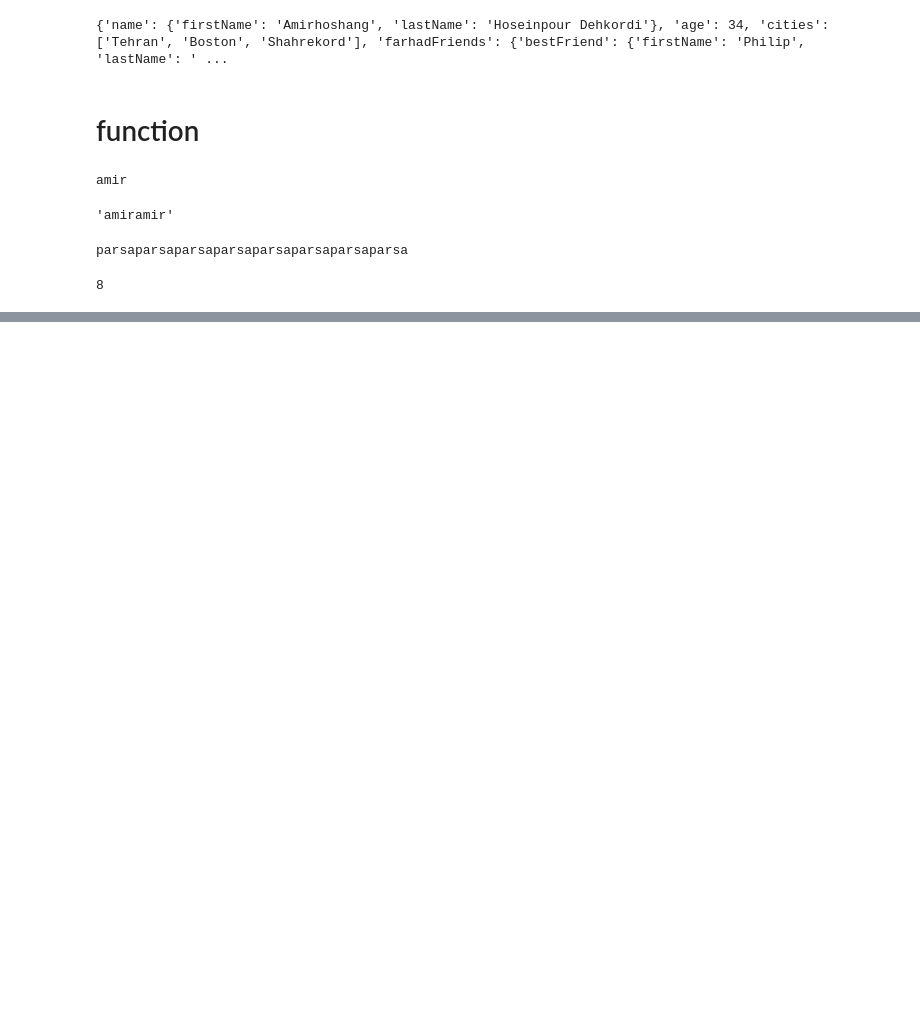
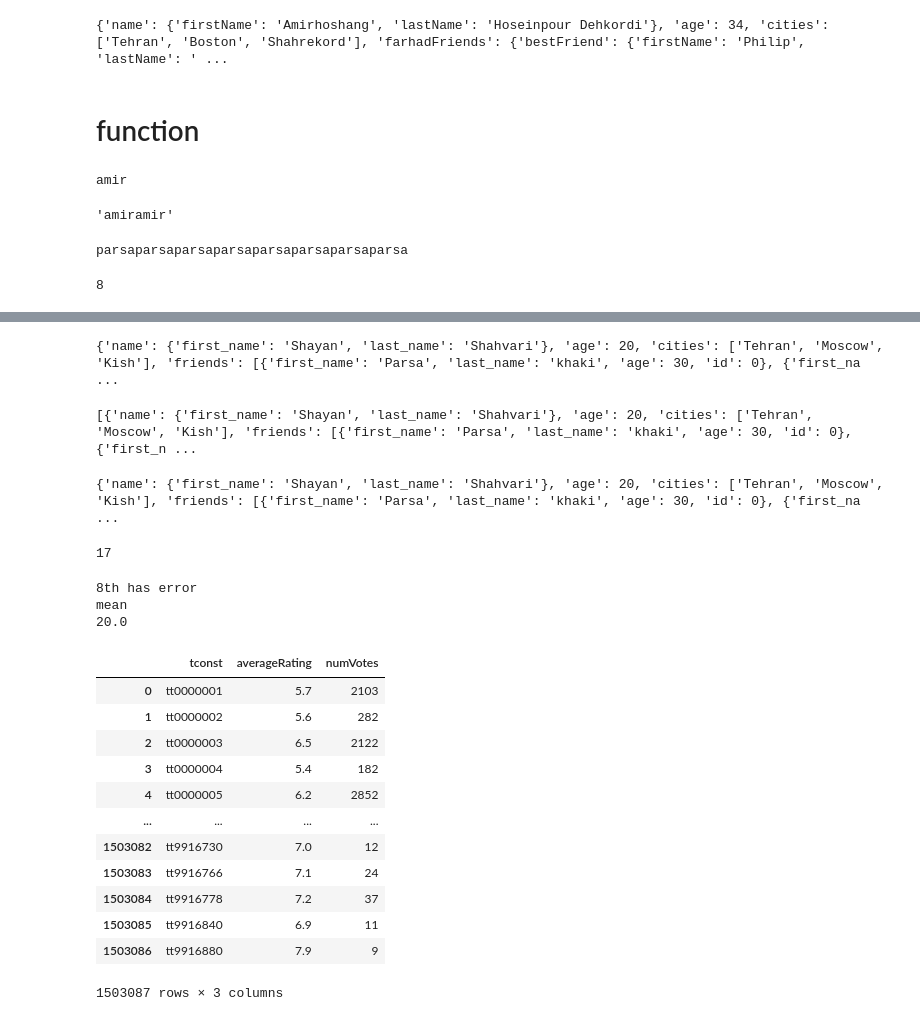
Before and after one commit to parsakhaki/advanced-programing, a Jupyter notebook: شروع کلاس.ipynb, the cells around one changed output, grey strips where cells are left out. Drawn from its saved outputs; the diff is of its cells as text; code cells hidden in the pictures; blank space fills up the shorter version.

```diff
--- a/شروع کلاس.ipynb
+++ b/شروع کلاس.ipynb
@@ -502,0 +563,62 @@ power2(3)
+# %%
+f = open("classmates/1.txt")
+data = f.read()
+f.close()
+print(data)
+# %% [output]
+{'name': {'first_name': 'Shayan', 'last_name': 'Shahvari'}, 'age': 20, 'cities': ['Tehran', 'Moscow', 'Kish'], 'friends': [{'first_name': 'Parsa', 'last_name': 'khaki', 'age': 30, 'id': 0}, {'first_na ...
+# %%
+import os
+import json
+listOfProfile=[]
+for i in arr:
+    f = open('classmates/'+i)
+    tempProfile = f.read()
+    convertedProfile = json.loads(tempProfile.replace("'","\""))
+    listOfProfile.append(convertedProfile)
+    f.close()
+print(listOfProfile)
+# %% [output]
+[{'name': {'first_name': 'Shayan', 'last_name': 'Shahvari'}, 'age': 20, 'cities': ['Tehran', 'Moscow', 'Kish'], 'friends': [{'first_name': 'Parsa', 'last_name': 'khaki', 'age': 30, 'id': 0}, {'first_n ...
+# %%
+import json
+doubleQProfile = json.loads(data.replace("'","\""))
+print(doubleQProfile)
+# %% [output]
+{'name': {'first_name': 'Shayan', 'last_name': 'Shahvari'}, 'age': 20, 'cities': ['Tehran', 'Moscow', 'Kish'], 'friends': [{'first_name': 'Parsa', 'last_name': 'khaki', 'age': 30, 'id': 0}, {'first_na ...
+# %%
+len(listOfProfile)
+# %% [output]
+17
+# %%
+sumAll = 0
+for i in range(len(listOfProfile)):
+    try:
+        sumAll+=listOfProfile[i]["age"]
+    except:
+        print(str(i)+"th has error")
+print('mean')
+print(sumAll/len(listOfProfile))
+# %% [output]
+8th has error
+mean
+20.0
+# %%
+import pandas as pd
+filePath='title.ratings.tsv'
+maineFileImdb= pd.read_csv(filePath, delimiter='\t')
+display(maineFileImdb)
+# %% [output]
+|  | tconst | averageRating | numVotes |
+| 0 | tt0000001 | 5.7 | 2103 |
+| 1 | tt0000002 | 5.6 | 282 |
+| 2 | tt0000003 | 6.5 | 2122 |
+| 3 | tt0000004 | 5.4 | 182 |
+| 4 | tt0000005 | 6.2 | 2852 |
+| ... | ... | ... | ... |
+| 1503082 | tt9916730 | 7.0 | 12 |
+| 1503083 | tt9916766 | 7.1 | 24 |
+| 1503084 | tt9916778 | 7.2 | 37 |
+| 1503085 | tt9916840 | 6.9 | 11 |
+| 1503086 | tt9916880 | 7.9 | 9 |
+1503087 rows × 3 columns
```
Also changed, not shown: parts of 15 cells of this notebook.
